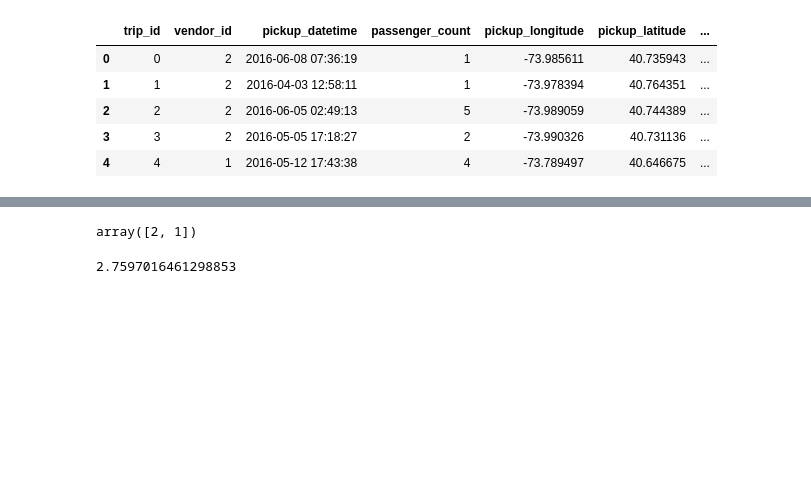
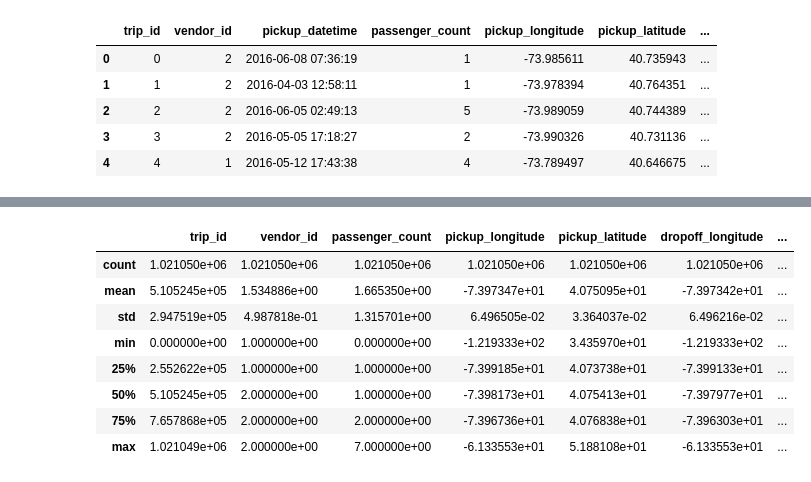
Before and after one commit to charlielito/zi_times, a Jupyter notebook: Data exploration.ipynb, the cells around one changed output, grey strips where cells are left out. Saved outputs shown, nothing was run; the diff lists cells and outputs as text; code cells hidden in the pictures; blank space fills up the shorter version.

```diff
--- a/Data exploration.ipynb
+++ b/Data exploration.ipynb
@@ -49,0 +74,3 @@ Dataset size: 1021050
+# %%
+distances = train.apply(lambda row: calculate_distance(row),axis=1)
+distances
@@ -49,0 +95,3 @@ Dataset size: 1021050
+# %%
+train["distance"] = distances
+train.head()
@@ -49,0 +105,7 @@ Dataset size: 1021050
+# %%
+# Convert to daytime objects
+train.pickup_datetime = train.pickup_datetime.apply(convert_datetime)
+# %%
+train['hour'] = train.pickup_datetime.apply(get_hour)
+train['day'] = train.pickup_datetime.apply(get_weekday)
+train.head()
@@ -49,0 +124,12 @@ Dataset size: 1021050
+# %%
+train.describe()
+# %% [output]
+|  | trip_id | vendor_id | passenger_count | pickup_longitude | pickup_latitude | dropoff_longitude | ... |
+| count | 1.021050e+06 | 1.021050e+06 | 1.021050e+06 | 1.021050e+06 | 1.021050e+06 | 1.021050e+06 | ... |
+| mean | 5.105245e+05 | 1.534886e+00 | 1.665350e+00 | -7.397347e+01 | 4.075095e+01 | -7.397342e+01 | ... |
+| std | 2.947519e+05 | 4.987818e-01 | 1.315701e+00 | 6.496505e-02 | 3.364037e-02 | 6.496216e-02 | ... |
+| min | 0.000000e+00 | 1.000000e+00 | 0.000000e+00 | -1.219333e+02 | 3.435970e+01 | -1.219333e+02 | ... |
+| 25% | 2.552622e+05 | 1.000000e+00 | 1.000000e+00 | -7.399185e+01 | 4.073738e+01 | -7.399133e+01 | ... |
+| 50% | 5.105245e+05 | 2.000000e+00 | 1.000000e+00 | -7.398173e+01 | 4.075413e+01 | -7.397977e+01 | ... |
+| 75% | 7.657868e+05 | 2.000000e+00 | 2.000000e+00 | -7.396736e+01 | 4.076838e+01 | -7.396303e+01 | ... |
+| max | 1.021049e+06 | 2.000000e+00 | 7.000000e+00 | -6.133553e+01 | 5.188108e+01 | -6.133553e+01 | ... |
@@ -53,12 +144,3 @@ training_features = ["vendor_id", "passenger_count", "pickup_latitude", "pickup_
 train_x = train_x[training_features]
 # %%
-train_x.vendor_id.unique()
+# train_x.vendor_id.unique()
-# %% [output]
-array([2, 1])
-# %%
-point1 = train_x.pickup_latitude.iloc[0], train_x.pickup_longitude.iloc[0]
-point2 = train_x.dropoff_latitude.iloc[0], train_x.dropoff_longitude.iloc[0]
-
-geopy.distance.geodesic(point1, point2).km
-# %% [output]
-2.7597016461298853
```
Also changed, not shown: parts of 37 cells of this notebook.
